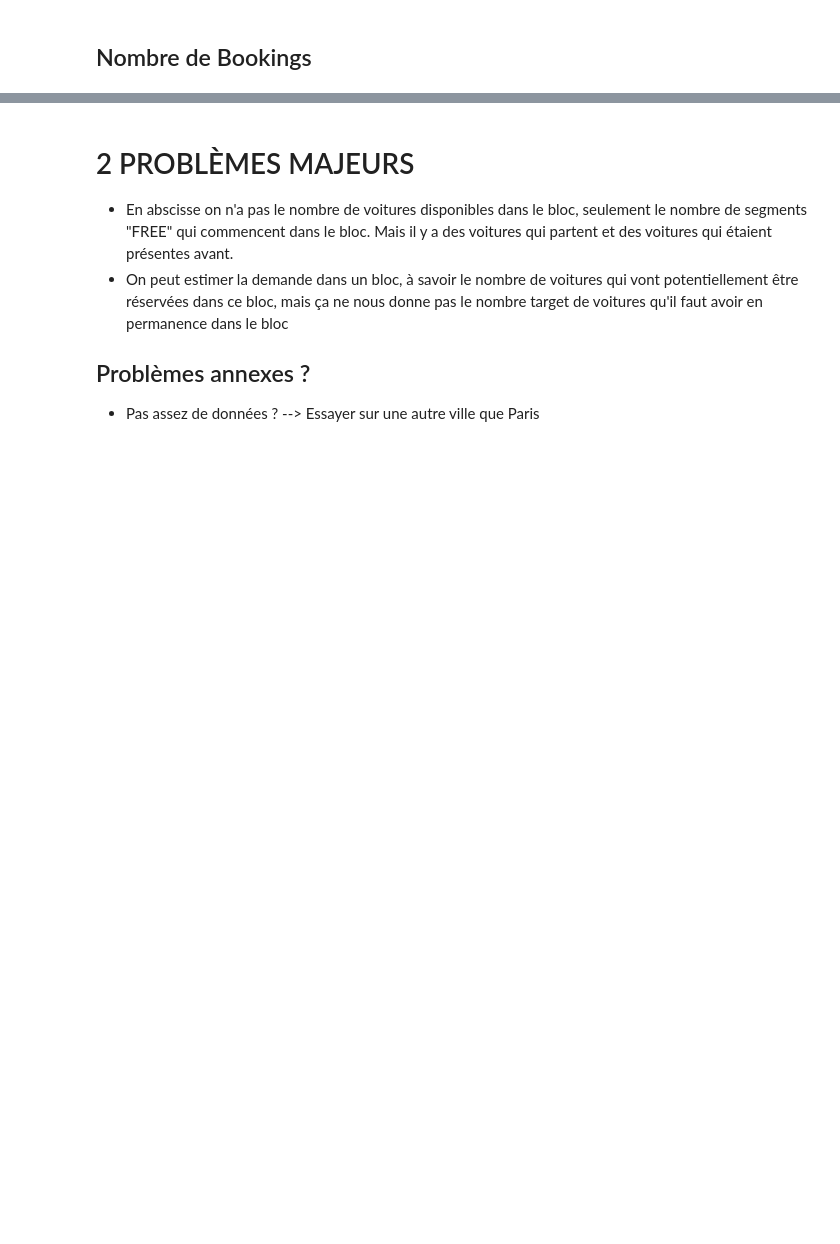
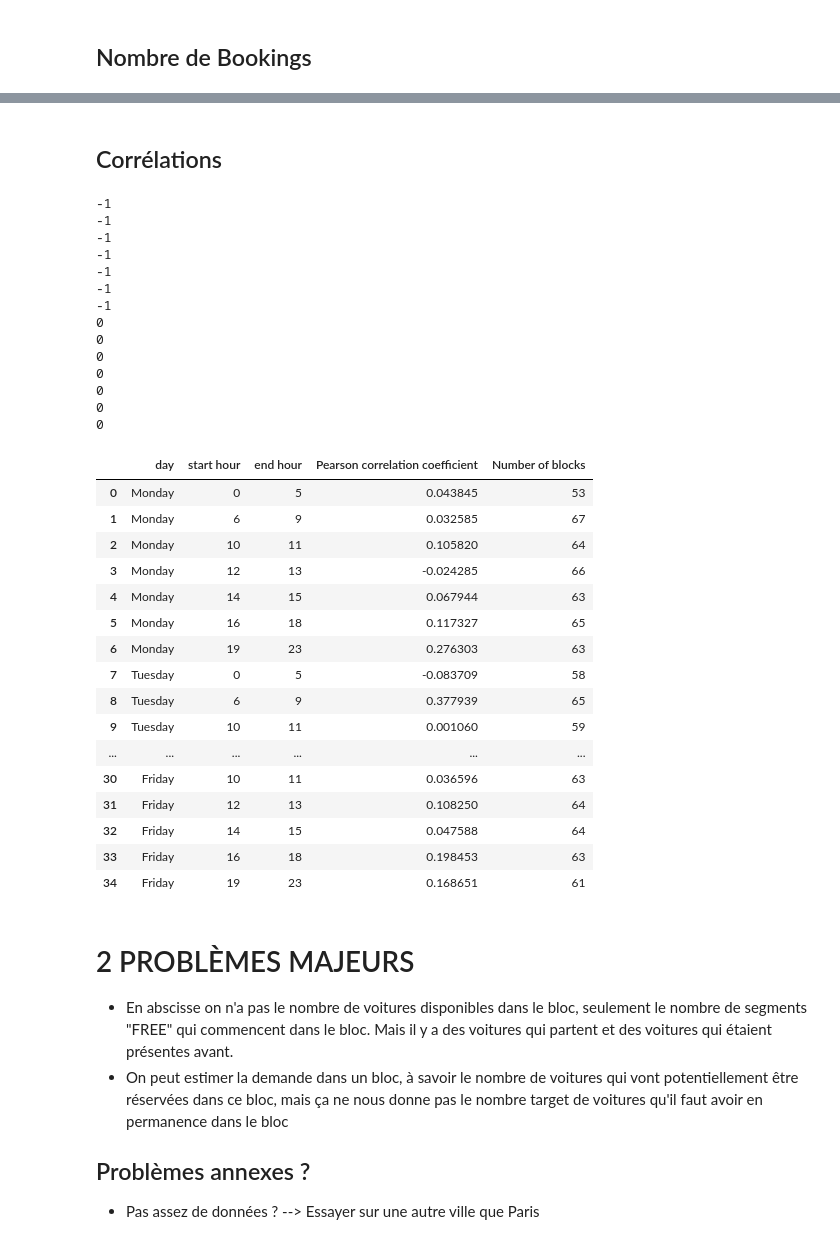
Before and after one commit to paul-mdb/car_sharing_relocation, a Jupyter notebook: analyse_blocks.ipynb, the cells around one changed output, grey strips where cells are left out. Saved outputs shown, nothing was run; the diff lists cells and outputs as text; code cells hidden in the pictures; blank space fills up the shorter version.

```diff
--- a/analyse_blocks.ipynb
+++ b/analyse_blocks.ipynb
@@ -135,4 +135,0 @@ plt.show()
-# %%
-grouped_df = dataframe.groupby(by=['month', 'day_number', 'year']).agg({'year': 'first', 'month': 'first', 'day_number': 'first', 'kibana_duration': ['mean', 'count']})
-print(grouped_df)
-grouped_df['kibana_duration']['count'].values
@@ -183,3 +171,57 @@ plt.show()
+# %% [markdown]
+## Corrélations
+# %%
+cor, days, starts, stops, lengths = [], [], [], [], []
+for day in range(0, 7):
+    for start_date, end_date in  time_blocks:
+        dataframe = geo_block(df, district)
+        dataframe = time_block(dataframe, start_date, end_date, day).loc[dataframe["status"]=="FREE"]
+        dataframe = dataframe[dataframe['kibana_duration']<2000] # filter segments with duration > 2000 minutes = 33 hours
+        grouped_df = dataframe.groupby(by=['month', 'day_number', 'year']).agg({'year': 'first', 'month': 'first', 'day_number': 'first', 'kibana_duration': ['mean', 'count', 'std']})
+        durations_means = grouped_df['kibana_duration']['mean'].values
+        count = grouped_df['kibana_duration']['count'].values
+        try :
+            cor.append(pearsonr(count, durations_means)[0])
+            days.append(days_dict[day-1])
+            starts.append(start_date)
+            stops.append(end_date)
+            lengths.append(len(count))
+        except Exception as e:
+            print(e)
+cor_df = pd.DataFrame(list(zip(days, starts, stops, cor, lengths)), columns=['day', 'start hour',  'end hour', 'Pearson correlation coefficient', 'Number of blocks'])
+cor_df
+# %% [output]
+-1
+-1
+-1
+-1
+-1
+-1
+-1
+0
+0
+0
+0
+0
+0
+0
+|  | day | start hour | end hour | Pearson correlation coefficient | Number of blocks |
+| 0 | Monday | 0 | 5 | 0.043845 | 53 |
+| 1 | Monday | 6 | 9 | 0.032585 | 67 |
+| 2 | Monday | 10 | 11 | 0.105820 | 64 |
+| 3 | Monday | 12 | 13 | -0.024285 | 66 |
+| 4 | Monday | 14 | 15 | 0.067944 | 63 |
+| 5 | Monday | 16 | 18 | 0.117327 | 65 |
+| 6 | Monday | 19 | 23 | 0.276303 | 63 |
+| 7 | Tuesday | 0 | 5 | -0.083709 | 58 |
+| 8 | Tuesday | 6 | 9 | 0.377939 | 65 |
+| 9 | Tuesday | 10 | 11 | 0.001060 | 59 |
+| ... | ... | ... | ... | ... | ... |
+| 30 | Friday | 10 | 11 | 0.036596 | 63 |
+| 31 | Friday | 12 | 13 | 0.108250 | 64 |
+| 32 | Friday | 14 | 15 | 0.047588 | 64 |
+| 33 | Friday | 16 | 18 | 0.198453 | 63 |
+| 34 | Friday | 19 | 23 | 0.168651 | 61 |
 # %% [markdown]
 # 2 PROBLÈMES MAJEURS
 - En abscisse on n'a pas le nombre de voitures disponibles dans le bloc, seulement le nombre de segments "FREE" qui commencent dans le bloc. Mais il y a des voitures qui partent et des voitures qui étaient présentes avant.
```
Also changed, not shown: parts of 4 cells of this notebook, 1 other file.
